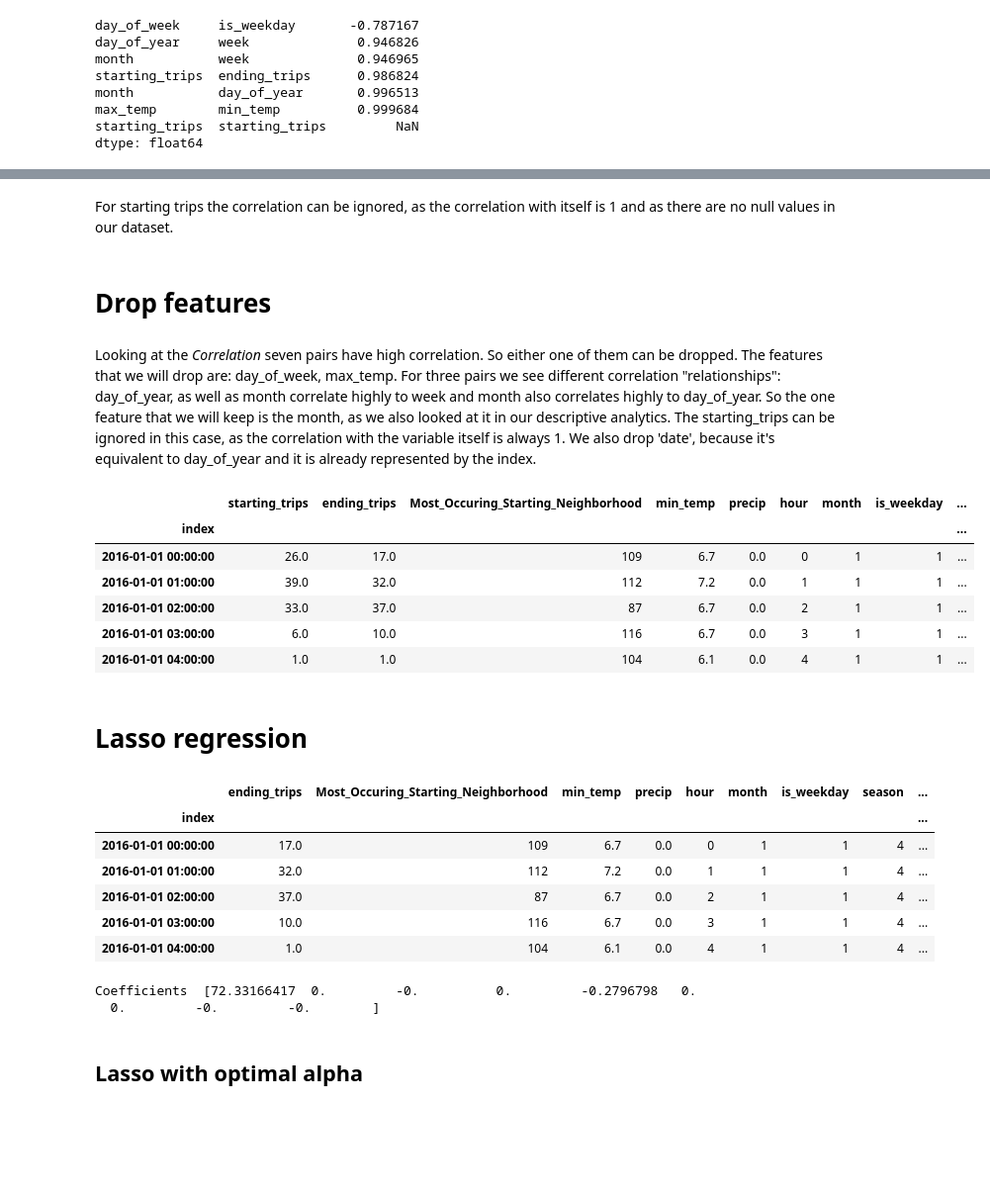
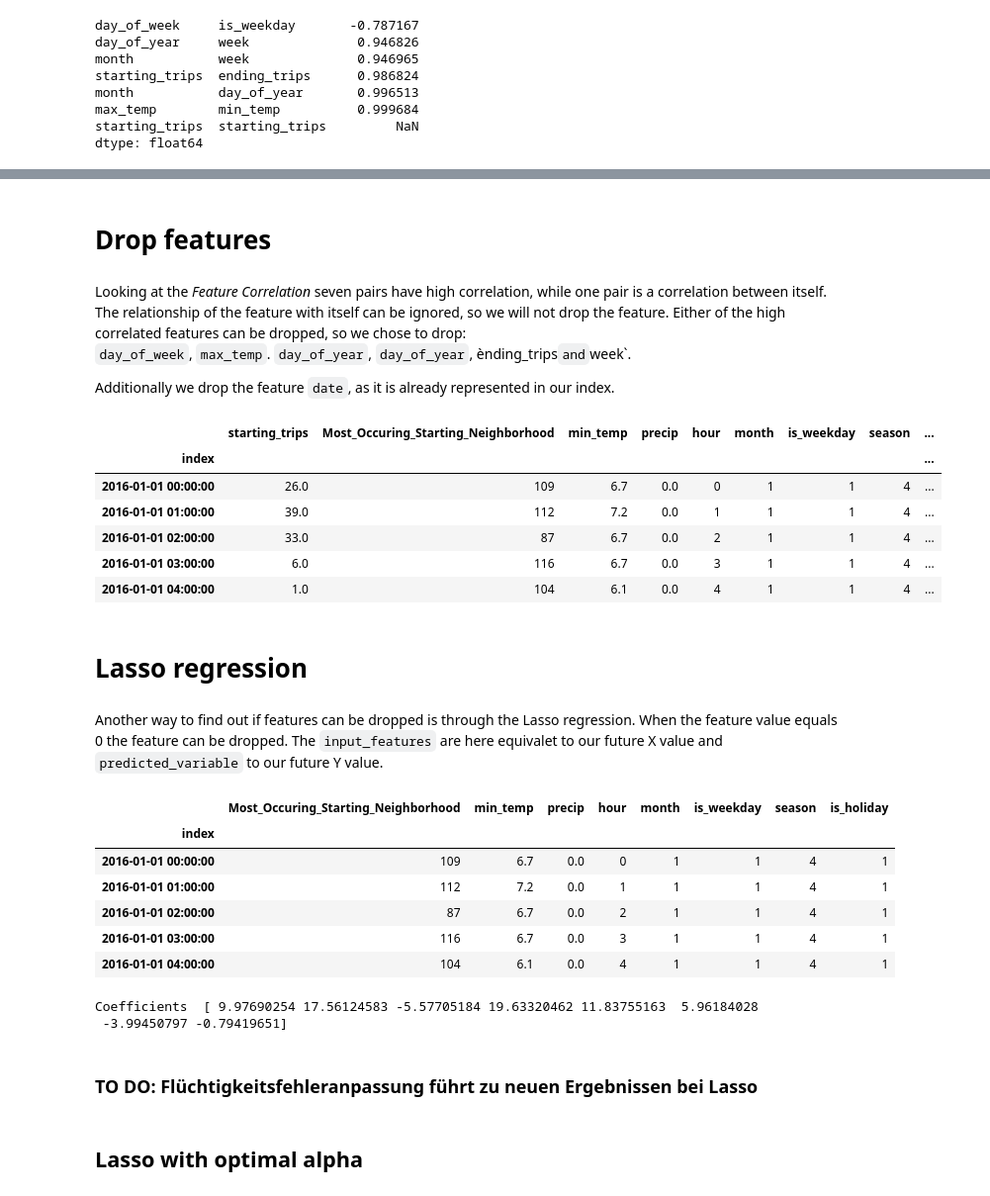
Before and after one commit to Jerematix/dataflow, a Jupyter notebook: notebooks/predictive_analytics/Feature Engineering.ipynb, the cells around one changed output, grey strips where cells are left out. Shown at 99% size. Cells and saved outputs as stored; diff of their text form; code cells hidden in the pictures; blank space fills up the shorter version.

```diff
--- a/notebooks/predictive_analytics/Feature Engineering.ipynb
+++ b/notebooks/predictive_analytics/Feature Engineering.ipynb
@@ -526,22 +486,23 @@ date                                   0
 season                                 0
 is_holiday                             0
 dtype: int64
-# %% [markdown]
-For starting trips the correlation can be ignored, as the correlation with itself is 1 and as there are no null values in our dataset.
 # %% [markdown]
 # Drop features
 # %% [markdown]
-Looking at the *Correlation* seven pairs have high correlation. So either one of them can be dropped. The features that we will drop are: day_of_week, max_temp. For three pairs we see different correlation "relationships": day_of_year, as well as month correlate highly to week and month also correlates highly to day_of_year. So the one feature that we will keep is the month, as we also looked at it in our descriptive analytics. The starting_trips can be ignored in this case, as the correlation with the variable itself is always 1. We also drop 'date', because it's equivalent to day_of_year and it is already represented by the index.
+Looking at the *Feature Correlation* seven pairs have high correlation, while one pair is a correlation between itself. The relationship of the feature with itself can be ignored, so we will not drop the feature. Either of the high correlated features can be dropped, so we chose to drop:
+`day_of_week`, `max_temp`. `day_of_year`, `day_of_year`, ènding_trips` and `week`.
+
+Additionally we drop the feature `date`, as it is already represented in our index.
 # %%
-columns_to_drop = ['max_temp', 'day_of_week', 'day_of_year', 'week', 'date']
+columns_to_drop = ['ending_trips', 'max_temp', 'day_of_week', 'day_of_year', 'week', 'date']
 df_bike_trips_hourly.drop(columns_to_drop, axis=1, inplace=True)
 df_bike_trips_hourly.head()
 # %% [output]
-|  | starting_trips | ending_trips | Most_Occuring_Starting_Neighborhood | min_temp | precip | hour | month | is_weekday | ... |
+|  | starting_trips | Most_Occuring_Starting_Neighborhood | min_temp | precip | hour | month | is_weekday | season | ... |
 | index |  |  |  |  |  |  |  |  | ... |
-| 2016-01-01 00:00:00 | 26.0 | 17.0 | 109 | 6.7 | 0.0 | 0 | 1 | 1 | ... |
-| 2016-01-01 01:00:00 | 39.0 | 32.0 | 112 | 7.2 | 0.0 | 1 | 1 | 1 | ... |
-| 2016-01-01 02:00:00 | 33.0 | 37.0 | 87 | 6.7 | 0.0 | 2 | 1 | 1 | ... |
-| 2016-01-01 03:00:00 | 6.0 | 10.0 | 116 | 6.7 | 0.0 | 3 | 1 | 1 | ... |
-| 2016-01-01 04:00:00 | 1.0 | 1.0 | 104 | 6.1 | 0.0 | 4 | 1 | 1 | ... |
+| 2016-01-01 00:00:00 | 26.0 | 109 | 6.7 | 0.0 | 0 | 1 | 1 | 4 | ... |
+| 2016-01-01 01:00:00 | 39.0 | 112 | 7.2 | 0.0 | 1 | 1 | 1 | 4 | ... |
+| 2016-01-01 02:00:00 | 33.0 | 87 | 6.7 | 0.0 | 2 | 1 | 1 | 4 | ... |
+| 2016-01-01 03:00:00 | 6.0 | 116 | 6.7 | 0.0 | 3 | 1 | 1 | 4 | ... |
+| 2016-01-01 04:00:00 | 1.0 | 104 | 6.1 | 0.0 | 4 | 1 | 1 | 4 | ... |
 # %%
@@ -548,6 +510,9 @@ df_bike_trips_hourly.head()
 df_bike_trips_hourly.to_parquet('../../data/bike_trips_hourly.parquet')
 # %% [markdown]
 # Lasso regression
+# %% [markdown]
+Another way to find out if features can be dropped is through the Lasso regression. When the feature value equals 0 the feature can be dropped.
+The `input_features` are here equivalet to our future X value and `predicted_variable` to our future Y value.
 # %%
 input_features = df_bike_trips_hourly.drop(columns=["starting_trips"])
 predicted_variable = df_bike_trips_hourly["starting_trips"]
@@ -558,21 +523,23 @@ input_features_scaled = scaler.fit_transform(input_features.values)
 # %%
 input_features.head()
 # %% [output]
-|  | ending_trips | Most_Occuring_Starting_Neighborhood | min_temp | precip | hour | month | is_weekday | season | ... |
-| index |  |  |  |  |  |  |  |  | ... |
-| 2016-01-01 00:00:00 | 17.0 | 109 | 6.7 | 0.0 | 0 | 1 | 1 | 4 | ... |
-| 2016-01-01 01:00:00 | 32.0 | 112 | 7.2 | 0.0 | 1 | 1 | 1 | 4 | ... |
-| 2016-01-01 02:00:00 | 37.0 | 87 | 6.7 | 0.0 | 2 | 1 | 1 | 4 | ... |
-| 2016-01-01 03:00:00 | 10.0 | 116 | 6.7 | 0.0 | 3 | 1 | 1 | 4 | ... |
-| 2016-01-01 04:00:00 | 1.0 | 104 | 6.1 | 0.0 | 4 | 1 | 1 | 4 | ... |
+|  | Most_Occuring_Starting_Neighborhood | min_temp | precip | hour | month | is_weekday | season | is_holiday |
+| index |  |  |  |  |  |  |  |  |
+| 2016-01-01 00:00:00 | 109 | 6.7 | 0.0 | 0 | 1 | 1 | 4 | 1 |
+| 2016-01-01 01:00:00 | 112 | 7.2 | 0.0 | 1 | 1 | 1 | 4 | 1 |
+| 2016-01-01 02:00:00 | 87 | 6.7 | 0.0 | 2 | 1 | 1 | 4 | 1 |
+| 2016-01-01 03:00:00 | 116 | 6.7 | 0.0 | 3 | 1 | 1 | 4 | 1 |
+| 2016-01-01 04:00:00 | 104 | 6.1 | 0.0 | 4 | 1 | 1 | 4 | 1 |
 # %%
 # fit data to the linear regression model
 model = Lasso(alpha=1)
 model.fit(input_features_scaled, predicted_variable)
 print("Coefficients ", model.coef_)
 # %% [output]
-Coefficients  [72.33166417  0.         -0.          0.         -0.2796798   0.
-  0.         -0.         -0.        ]
+Coefficients  [ 9.97690254 17.56124583 -5.57705184 19.63320462 11.83755163  5.96184028
+ -3.99450797 -0.79419651]
+# %% [markdown]
+### TO DO: Flüchtigkeitsfehleranpassung führt zu neuen Ergebnissen bei Lasso
 # %% [markdown]
 ## Lasso with optimal alpha
 # %% [markdown]
```
Also changed, not shown: parts of 26 cells of this notebook, 1 other file.
